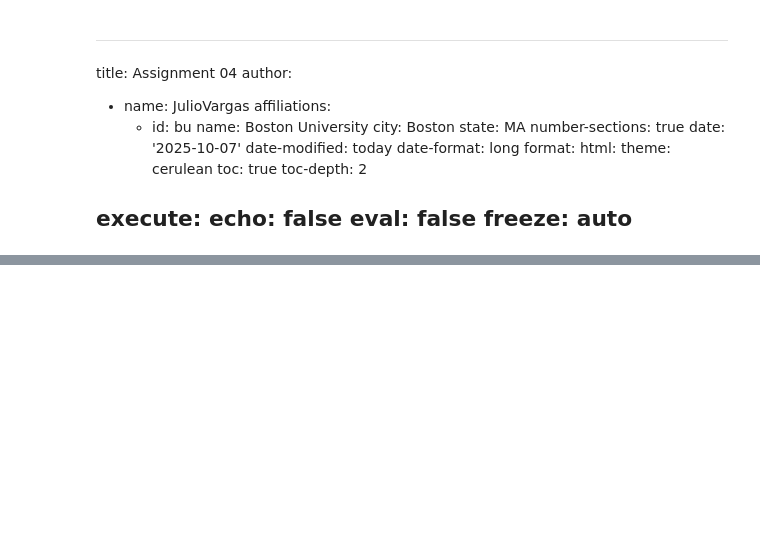
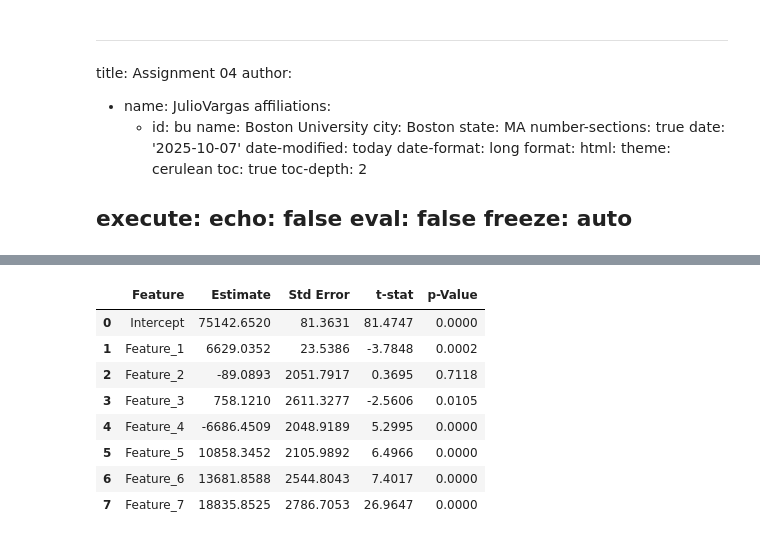
Before and after one commit to julio1the/assignment-04-juliocesarvg, a Jupyter notebook: assignment04-juliocesarvg_sol.ipynb, the cells around one changed output, grey strips where cells are left out. Cells and saved outputs as stored; diff of their text form; code cells hidden in the pictures; blank space fills up the shorter version.

```diff
--- a/assignment04-juliocesarvg_sol.ipynb
+++ b/assignment04-juliocesarvg_sol.ipynb
@@ -50,0 +145,18 @@ print(df.count())
+# %%
+## Chose Categorial Columns and continuous
+# Dependent (y): SALARY
+# Independent  (X):
+# Four numerical/boolean features:
+#   MIN_YEARS_EXPERIENCE, DURATION, IS_INTERNSHIP, COMPANY_IS_STAFFING
+# Two categorical features:
+#   REMOTE_TYPE_NAME, EMPLOYMENT_TYPE_NAME
+
+
+eda_cols = [
+    "SALARY",
+    "MIN_YEARS_EXPERIENCE", "DURATION",
+    "IS_INTERNSHIP", "COMPANY_IS_STAFFING",
+    "REMOTE_TYPE_NAME", "EMPLOYMENT_TYPE_NAME"
+]
+
+df_eda = df.select(eda_cols)
@@ -50,0 +341,6 @@ print(df.count())
+# %%
+# Split Data
+regression_train, regression_test = regression_data.randomSplit([0.8, 0.2], seed=42)
+print((regression_data.count(), len(regression_data.columns)))
+print((regression_train.count(), len(regression_train.columns)))
+print((regression_test.count(), len(regression_test.columns)))
@@ -50,0 +455,29 @@ print(df.count())
+# %%
+import pandas as pd
+from tabulate import tabulate
+from IPython.display import HTML
+
+# Build coefficient summary table
+coef_table = pd.DataFrame({
+    "Feature": features,
+    "Estimate": [f"{v:.4f}" if v is not None else None for v in coefs],
+    "Std Error": [f"{v:.4f}" if v is not None else None for v in se],
+    "t-stat": [f"{v:.4f}" if v is not None else None for v in tvals],
+    "p-Value": [f"{v:.4f}" if v is not None else None for v in pvals]
+})
+
+# 4. Save for report
+coef_table.to_csv("output/lr_summary.csv", index=False)
+
+# 5. Optional pretty print
+HTML(coef_table.to_html())
+# %% [output]
+|  | Feature | Estimate | Std Error | t-stat | p-Value |
+| 0 | Intercept | 75142.6520 | 81.3631 | 81.4747 | 0.0000 |
+| 1 | Feature_1 | 6629.0352 | 23.5386 | -3.7848 | 0.0002 |
+| 2 | Feature_2 | -89.0893 | 2051.7917 | 0.3695 | 0.7118 |
+| 3 | Feature_3 | 758.1210 | 2611.3277 | -2.5606 | 0.0105 |
+| 4 | Feature_4 | -6686.4509 | 2048.9189 | 5.2995 | 0.0000 |
+| 5 | Feature_5 | 10858.3452 | 2105.9892 | 6.4966 | 0.0000 |
+| 6 | Feature_6 | 13681.8588 | 2544.8043 | 7.4017 | 0.0000 |
+| 7 | Feature_7 | 18835.8525 | 2786.7053 | 26.9647 | 0.0000 |
```
Also changed, not shown: parts of 19 cells of this notebook, 2 other files.
